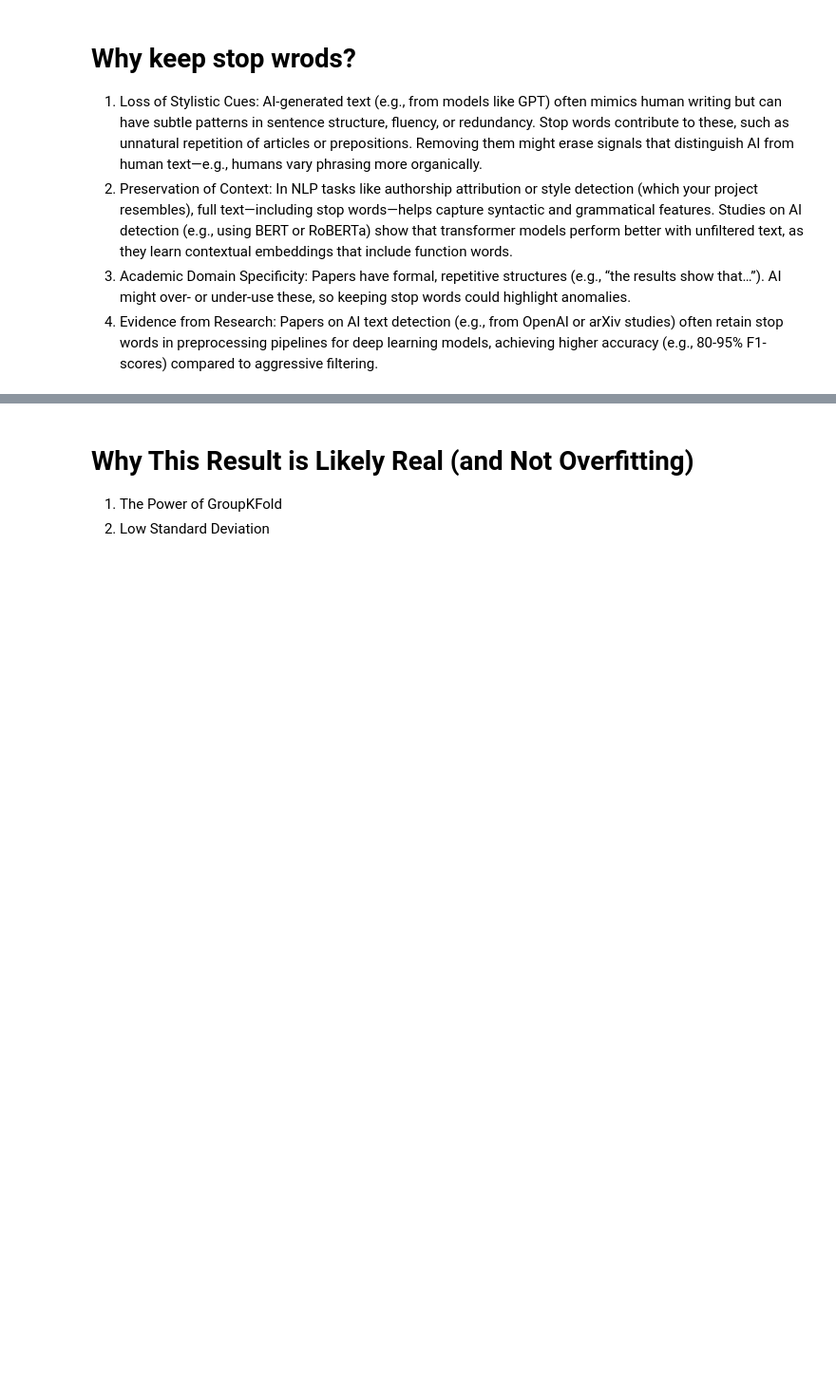
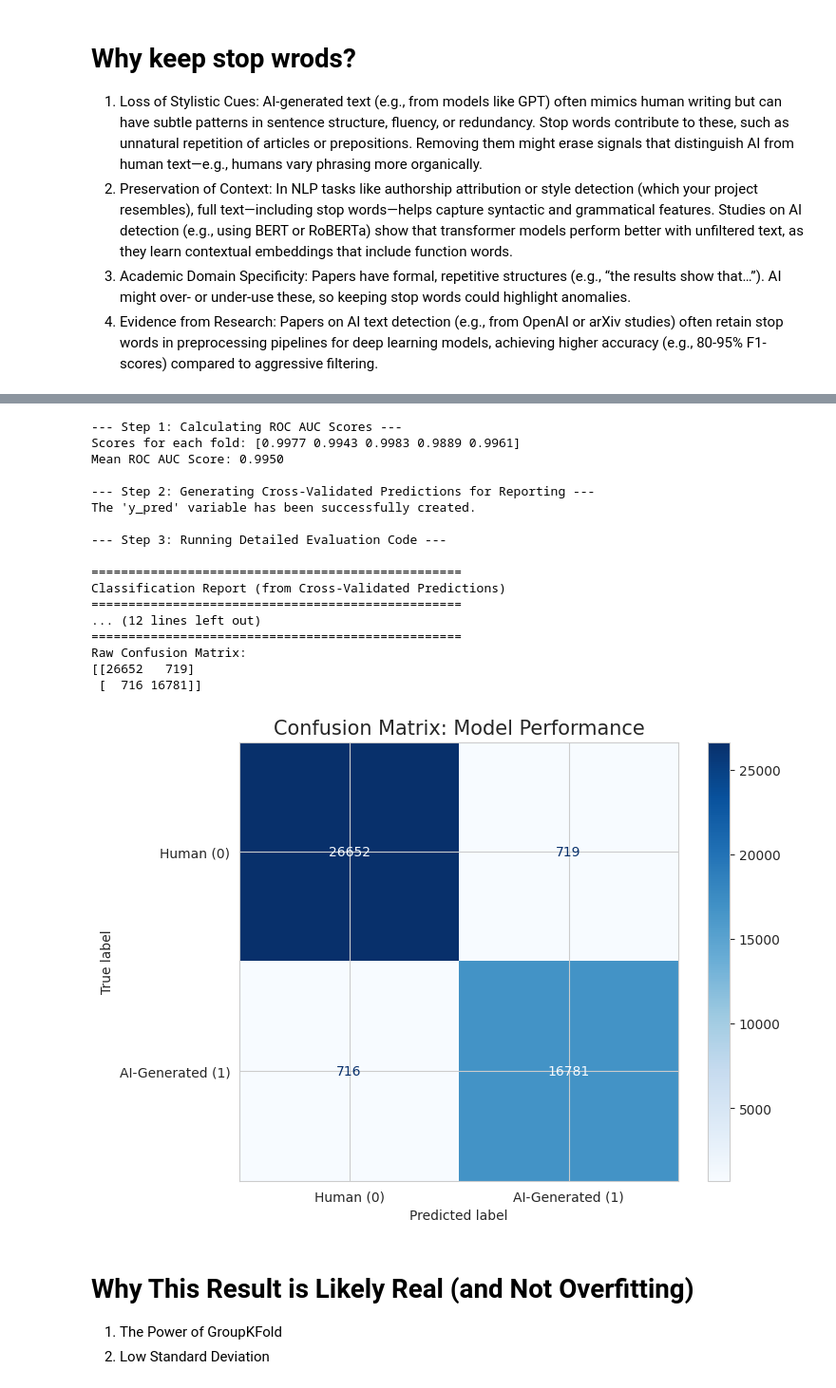
Before and after one commit to alabhastam/gen-ai-det-ph2, a Jupyter notebook: main.ipynb, the cells around one changed output, grey strips where cells are left out. Shown: that part at 95% size. Drawn from its saved outputs; the diff is of its cells as text; code cells hidden in the pictures; blank space fills up the shorter version.

```diff
--- a/main.ipynb
+++ b/main.ipynb
@@ -762,3 +674,83 @@ Standard Deviation of Scores: 0.0034
+# %%
+from sklearn.model_selection import GroupKFold, cross_val_score, cross_val_predict
+from sklearn.feature_extraction.text import TfidfVectorizer
+from sklearn.linear_model import LogisticRegression
+from sklearn.pipeline import Pipeline
+from sklearn.metrics import confusion_matrix, classification_report, ConfusionMatrixDisplay
+
+
+
+X = df['text_cleaned']
+y = df['label']
+groups = df['prompt_name']
+
+pipeline = Pipeline([
+    ('tfidf', TfidfVectorizer(ngram_range=(1, 3), max_features=40000)),
+    ('classifier', LogisticRegression(solver='liblinear', random_state=42))
+])
+
+gkf = GroupKFold(n_splits=5)
+
+# --- Step 1: Calculating ROC AUC Scores (Unchanged) ---
+print("--- Step 1: Calculating ROC AUC Scores ---")
+scores = cross_val_score(
+    estimator=pipeline, X=X, y=y, groups=groups, cv=gkf, scoring='roc_auc', n_jobs=-1
+)
+print(f"Scores for each fold: {np.round(scores, 4)}")
+print(f"Mean ROC AUC Score: {scores.mean():.4f}\n")
+
+
+# --- Step 2: Generating Cross-Validated Predictions (Unchanged) ---
+print("--- Step 2: Generating Cross-Validated Predictions for Reporting ---")
+y_pred = cross_val_predict(
+    estimator=pipeline, X=X, y=y, groups=groups, cv=gkf, n_jobs=-1
+)
+print("The 'y_pred' variable has been successfully created.\n")
+
+
+# --- Step 3: Running Detailed Evaluation Code (CORRECTED) ---
+print("--- Step 3: Running Detailed Evaluation Code ---")
+
+print("\n" + "="*50)
+print("Classification Report (from Cross-Validated Predictions)")
+print("="*50)
+# CORRECT: Use 'y_pred', which has the same length as 'y'
+report = classification_report(y, y_pred, target_names=['Human (0)', 'AI-Generated (1)'])
+print(report)
+
+print("\n" + "="*50)
+print("Confusion Matrix (from Cross-Validated Predictions)")
+print("="*50)
+# CORRECT: Use 'y_pred' here as well
+cm = confusion_matrix(y, y_pred)
+print("Raw Confusion Matrix:")
+print(cm)
+
+# Plot the confusion matrix
+fig, ax = plt.subplots(figsize=(8, 6))
+disp = ConfusionMatrixDisplay(confusion_matrix=cm, display_labels=['Human (0)', 'AI-Generated (1)'])
+disp.plot(ax=ax, cmap='Blues', values_format='d')
+ax.set_title('Confusion Matrix: Model Performance', fontsize=15)
+plt.show()
+# %% [output]
+--- Step 1: Calculating ROC AUC Scores ---
+Scores for each fold: [0.9977 0.9943 0.9983 0.9889 0.9961]
+Mean ROC AUC Score: 0.9950
+
+--- Step 2: Generating Cross-Validated Predictions for Reporting ---
+The 'y_pred' variable has been successfully created.
+
+--- Step 3: Running Detailed Evaluation Code ---
+
+==================================================
+Classification Report (from Cross-Validated Predictions)
+==================================================
+... (12 lines left out)
+==================================================
+Raw Confusion Matrix:
+[[26652   719]
+ [  716 16781]]
+[figure, added]
 # %% [markdown]
 # Why This Result is Likely Real (and Not Overfitting)
 1. The Power of GroupKFold
```
Also changed, not shown: parts of 5 cells of this notebook.
